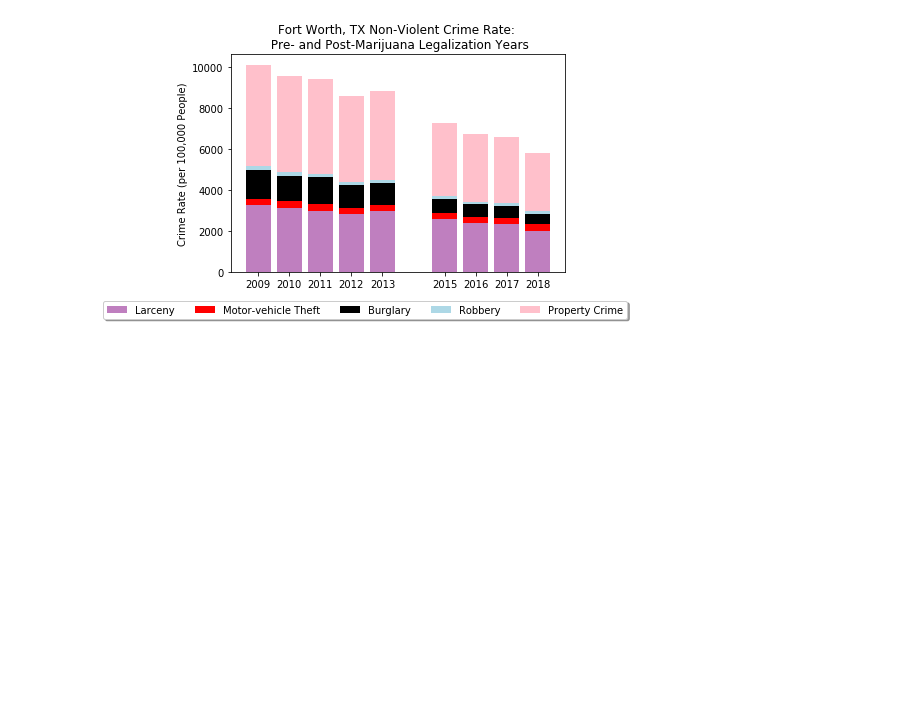
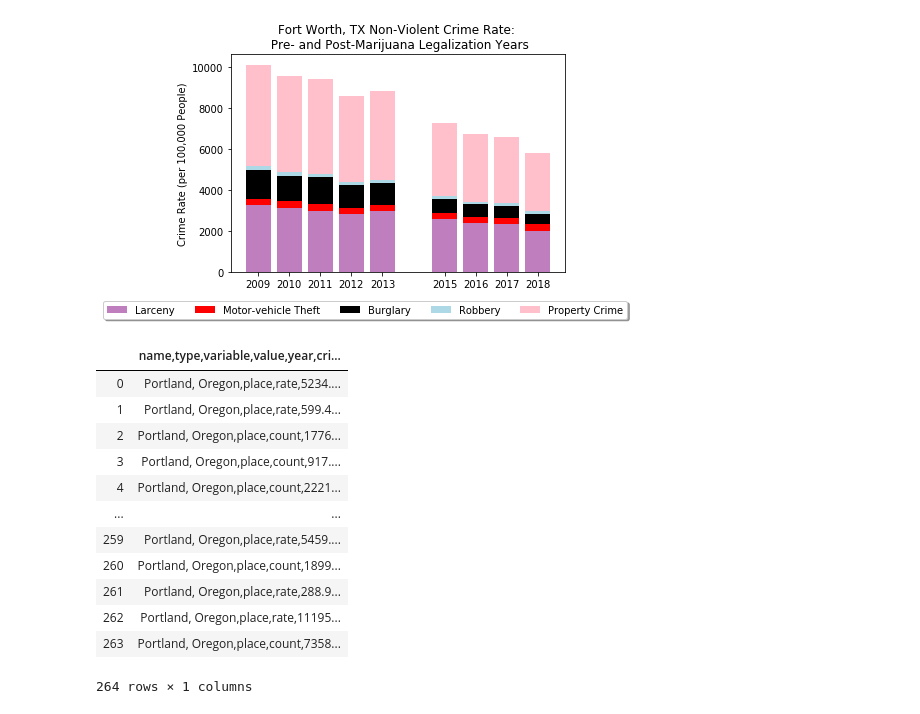
Before and after one commit to rose-gonoud/project1, a Jupyter notebook: CO_NY_CA_TX_finalAnalysis.ipynb, the cells around one changed output. Saved outputs shown, nothing was run; the diff lists cells and outputs as text; code cells hidden in the pictures; blank space fills up the shorter version.

```diff
--- a/CO_NY_CA_TX_finalAnalysis.ipynb
+++ b/CO_NY_CA_TX_finalAnalysis.ipynb
@@ -686,3 +686,48 @@ TXcrimeRatesNVComparison
 | 277 | Fort Worth, Texas | place | rate | 2009.161337 | 2018 | Larceny |
 | 283 | Fort Worth, Texas | place | rate | 2845.631246 | 2018 | Property crime |
 [figure]
+# %%
+# basic Portland graphs similar to the ones above, for earlier stage of analysis
+
+file_to_load5 = os.path.join("Output CSVs", "Portland.csv")
+
+PDXcrimeDF = pd.read_csv(file_to_load5)
+PDXcrimeDF
+# PDXcrimeRates = PDXcrimeDF.loc[PDXcrimeDF["type"] == "rate"]
+
+# PDXcrimeRatesViolent = PDXcrimeRates.loc[PDXcrimeRates["crime_type"] == "Violent crime"]
+# PDXcrimeRatesViolent = PDXcrimeRatesViolent.drop_duplicates()
+# PDXcrimeRatesViolentYears = PDXcrimeRatesViolent.loc[PDXcrimeRatesViolent["year"].isin(years)]
+# PDXcrimeRatesViolentYears
+
+# #PDX_prepost_legalization = [2009, 2010, 2011, 2012, 2013, 2014, 2015, 2016, 2017, 2018]
+
+# PDXcrimePostLegalization = PDXcrimeRatesViolent.loc[PDXcrimeRatesViolent["year"].isin(years)]
+# PDXcrimePostLegalization = PDXcrimePostLegalization.drop(columns=["key", "id", "place_name"])
+# PDXcrimePostLegalization = PDXcrimePostLegalization.sort_values(['year'], ascending=[True])
+# PDXcrimePostLegalization
+
+# PDX_x_axis = np.arange(len(PDXcrimePostLegalization["value"]))
+# postLegalPDX = plt.bar(PDX_x_axis, PDXcrimePostLegalization["value"], color='purple', alpha=0.5, align="center")
+# #postLegalPDX[8].set_color('g')
+# #postLegalPDX[9].set_color('g')
+
+# tick_locations = [value for value in PDX_x_axis]
+# plt.xticks(tick_locations, years)
+# plt.title("Portland, OR Violent Crime Rate: \n Pre- and Post-Marijuana Legalization")
+# plt.ylabel("Crime Rate (per 100,000 People)")
+# PDXcrimePostLegalization
+# %% [output]
+|  | name,type,variable,value,year,cri... |
+| 0 | Portland, Oregon,place,rate,5234.... |
+| 1 | Portland, Oregon,place,rate,599.4... |
+| 2 | Portland, Oregon,place,count,1776... |
+| 3 | Portland, Oregon,place,count,917.... |
+| 4 | Portland, Oregon,place,count,2221... |
+| ... | ... |
+| 259 | Portland, Oregon,place,rate,5459.... |
+| 260 | Portland, Oregon,place,count,1899... |
+| 261 | Portland, Oregon,place,rate,288.9... |
+| 262 | Portland, Oregon,place,rate,11195... |
+| 263 | Portland, Oregon,place,count,7358... |
+264 rows × 1 columns
```
Also changed, not shown: parts of 4 cells of this notebook, 1 other file.
